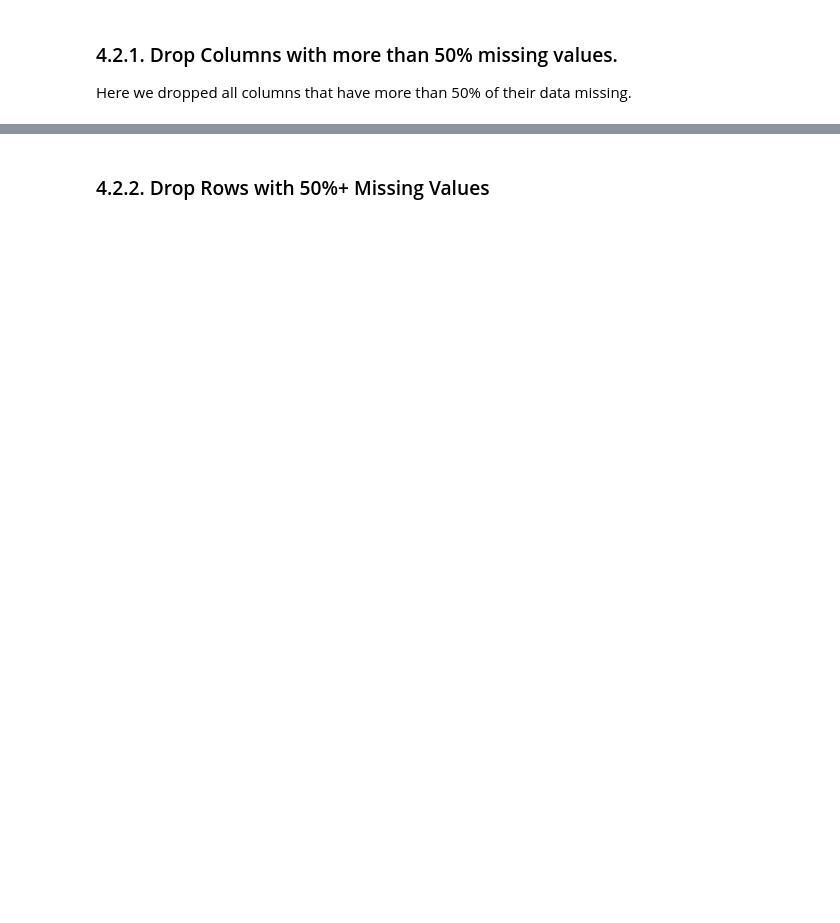
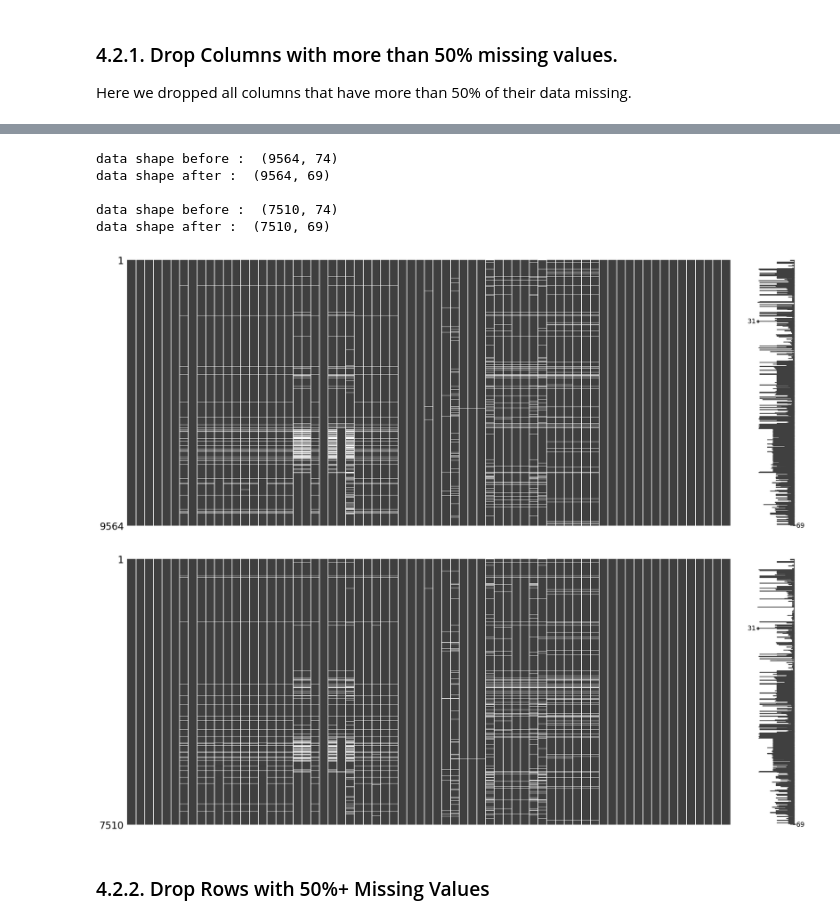
Before and after one commit to Nart-Tehaucha/Data_Science-Lab-Exoplanets, a Jupyter notebook: Pre_processing.ipynb, the cells around one changed output, grey strips where cells are left out. Drawn from its saved outputs; the diff is of its cells as text; code cells hidden in the pictures; blank space fills up the shorter version.

```diff
--- a/Pre_processing.ipynb
+++ b/Pre_processing.ipynb
@@ -256,12 +252,3 @@ After the creation of the target class we can remove the other information we ha
 *   **DispositionProvenance** : Disposition Provenance
 
 It is important to remove these column because they have high correlation with our labels, which would introduce bias to our models.
-# %%
-todrop = ['KepID', 'KOIName', 'KeplerName', 'ExoplanetArchiveDisposition', 'VettingStatus',
-        'DateofLastParameterUpdate', 'DispositionUsingKeplerData', 'DispositionScore',
-        'Comment', 'NotTransit-LikeFalsePositiveFlag',
-        'DispositionProvenance']
-
-nasa_df.drop(columns=todrop, inplace=True)
-
-nasa_df.head(3)
@@ -305,6 +290,3 @@ It now has 72 columns.
 ### 4.1.5. Encoding Categorical Data
 # %% [markdown]
  Drop all columns that either contain 1 category, or contain too many categories.
-# %%
-# These columns either contain only zeros, NaNs, or are irrelevant to our target
-useless_cols = ['LimbDarkeningModel', 'TransitModel', 'LinktoDVReport', 'LinktoDVSummary', 'Quarters', 'Eccentricity', 'LimbDarkeningCoeff.4', 'LimbDarkeningCoeff.3']
@@ -369,3 +377,21 @@ msno.matrix(pd.concat([data]))
+# %%
+def drop_empty_columns(df):
+    print("\ndata shape before : ", df.shape)
+    df = df.loc[:, df.isnull().mean() < .5]
+    msno.matrix(pd.concat([df]))
+    print("data shape after : ", df.shape)
+    return df
+
+data1 = drop_empty_columns(data1)
+data2 = drop_empty_columns(data2)
+# %% [output]
+data shape before :  (9564, 74)
+data shape after :  (9564, 69)
+
+data shape before :  (7510, 74)
+data shape after :  (7510, 69)
+[figure, added]
+[figure, added]
 # %% [markdown]
 ### 4.2.2. Drop Rows with 50%+ Missing Values
 # %%
```
Also changed, not shown: parts of 94 cells of this notebook.
